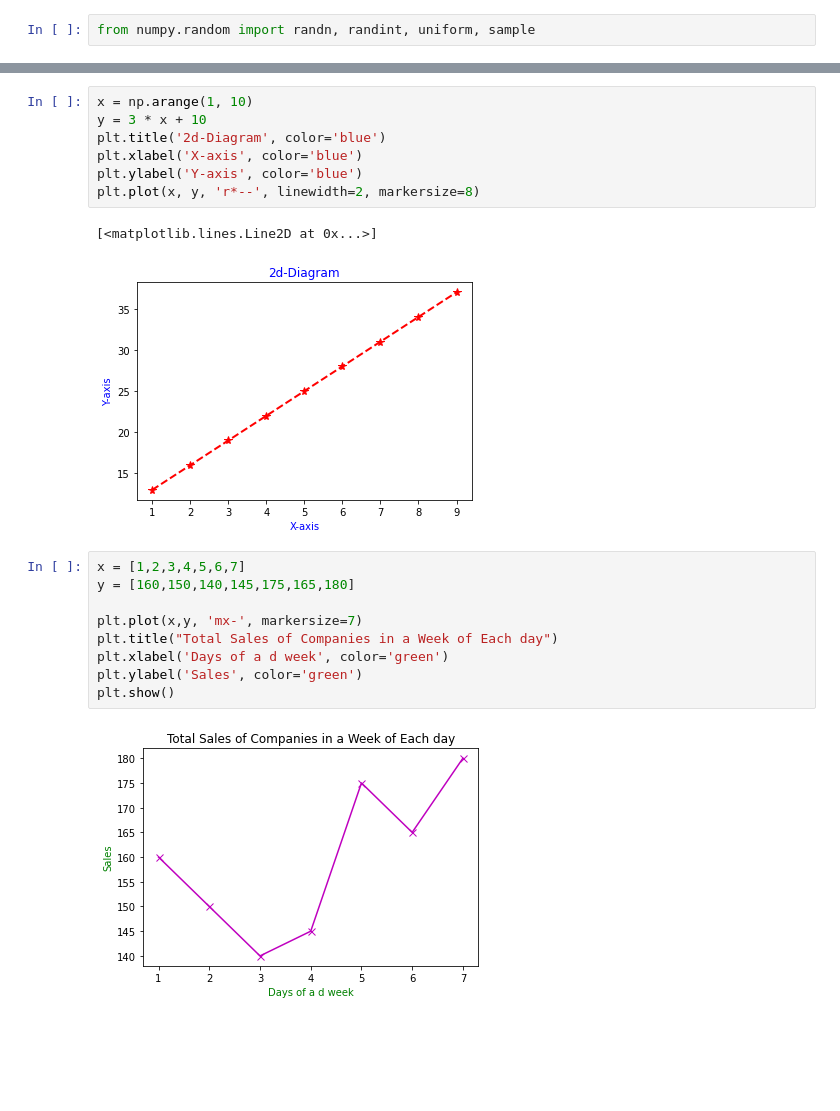
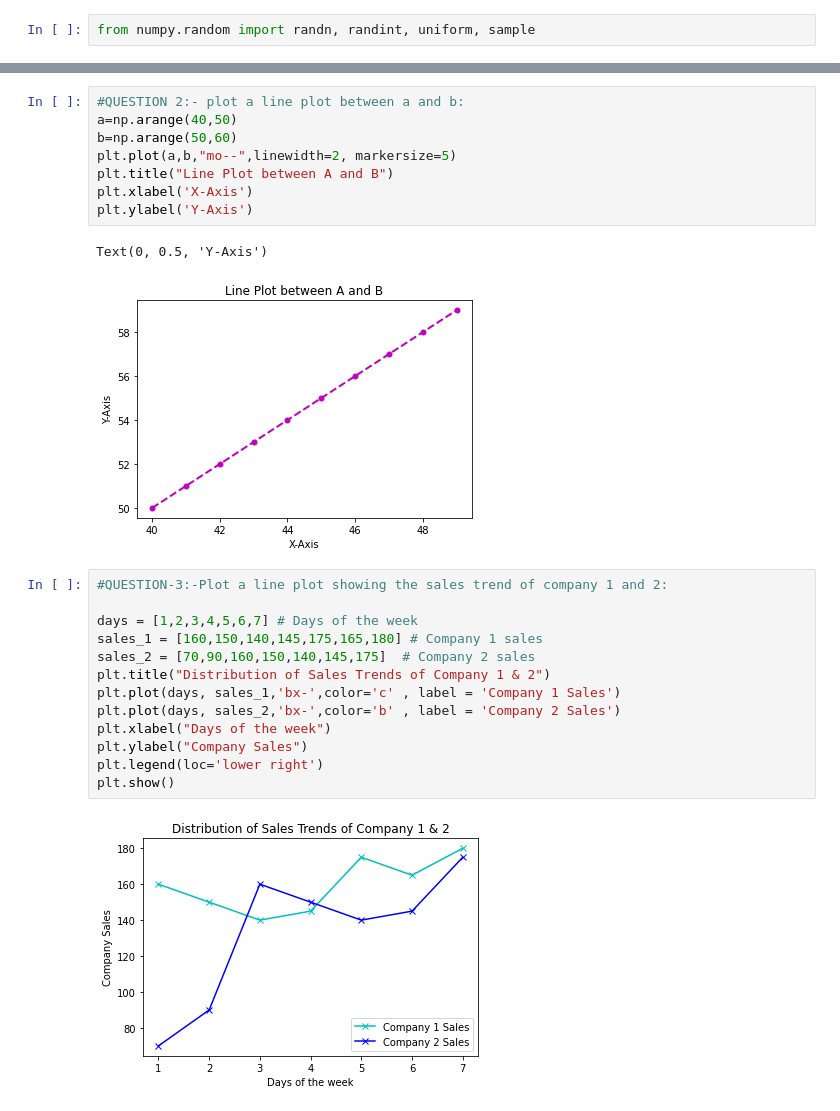
Before and after one commit to Nikithkumar06/LetsUpgrade_Assignment_Submission, a Jupyter notebook: Assignment1.ipynb, the cells around one changed output, grey strips where cells are left out. Cells and saved outputs as stored; diff of their text form; blank space fills up the shorter version.

```diff
--- a/Assignment1.ipynb
+++ b/Assignment1.ipynb
@@ -26,21 +23,26 @@ plt.plot(x, y, 'co--', linewidth=1.5, markersize=5)
 # %%
-x = np.arange(1, 10)
-y = 3 * x + 10
-plt.title('2d-Diagram', color='blue')
-plt.xlabel('X-axis', color='blue')
-plt.ylabel('Y-axis', color='blue')
-plt.plot(x, y, 'r*--', linewidth=2, markersize=8)
+#QUESTION 2:- plot a line plot between a and b:
+a=np.arange(40,50)
+b=np.arange(50,60)
+plt.plot(a,b,"mo--",linewidth=2, markersize=5)
+plt.title("Line Plot between A and B")
+plt.xlabel('X-Axis')
+plt.ylabel('Y-Axis')
 # %% [output]
-[<matplotlib.lines.Line2D at 0x...>]
+Text(0, 0.5, 'Y-Axis')
-[figure, old version]
+[figure, new version]
 # %%
-x = [1,2,3,4,5,6,7]
-y = [160,150,140,145,175,165,180]
+#QUESTION-3:-Plot a line plot showing the sales trend of company 1 and 2:
 
-plt.plot(x,y, 'mx-', markersize=7)
-plt.title("Total Sales of Companies in a Week of Each day")
-plt.xlabel('Days of a d week', color='green')
-plt.ylabel('Sales', color='green')
+days = [1,2,3,4,5,6,7] # Days of the week
+sales_1 = [160,150,140,145,175,165,180] # Company 1 sales
+sales_2 = [70,90,160,150,140,145,175]  # Company 2 sales
+plt.title("Distribution of Sales Trends of Company 1 & 2")
+plt.plot(days, sales_1,'bx-',color='c' , label = 'Company 1 Sales')
+plt.plot(days, sales_2,'bx-',color='b' , label = 'Company 2 Sales')
+plt.xlabel("Days of the week")
+plt.ylabel("Company Sales")
+plt.legend(loc='lower right')
 plt.show()
 # %% [output]
-[figure, old version]
+[figure, new version]
```
Also changed, not shown: parts of 3 cells of this notebook.
